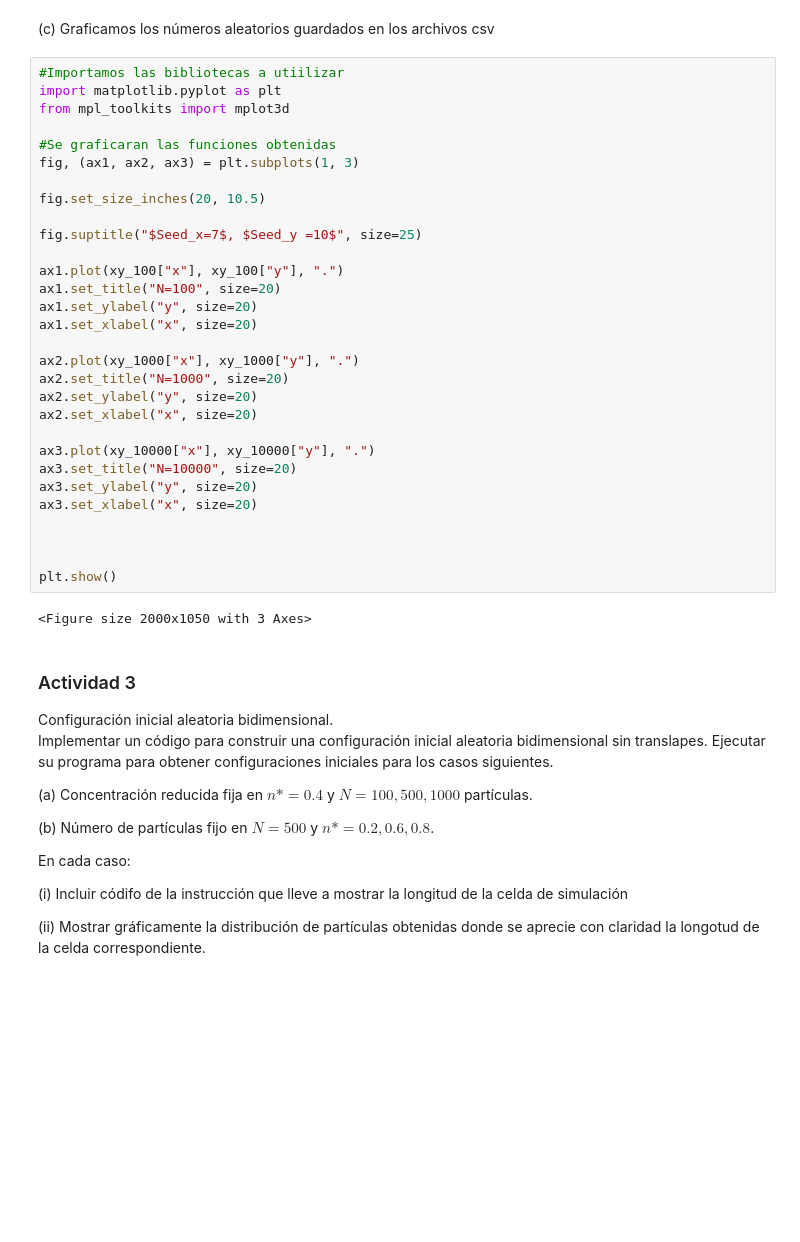
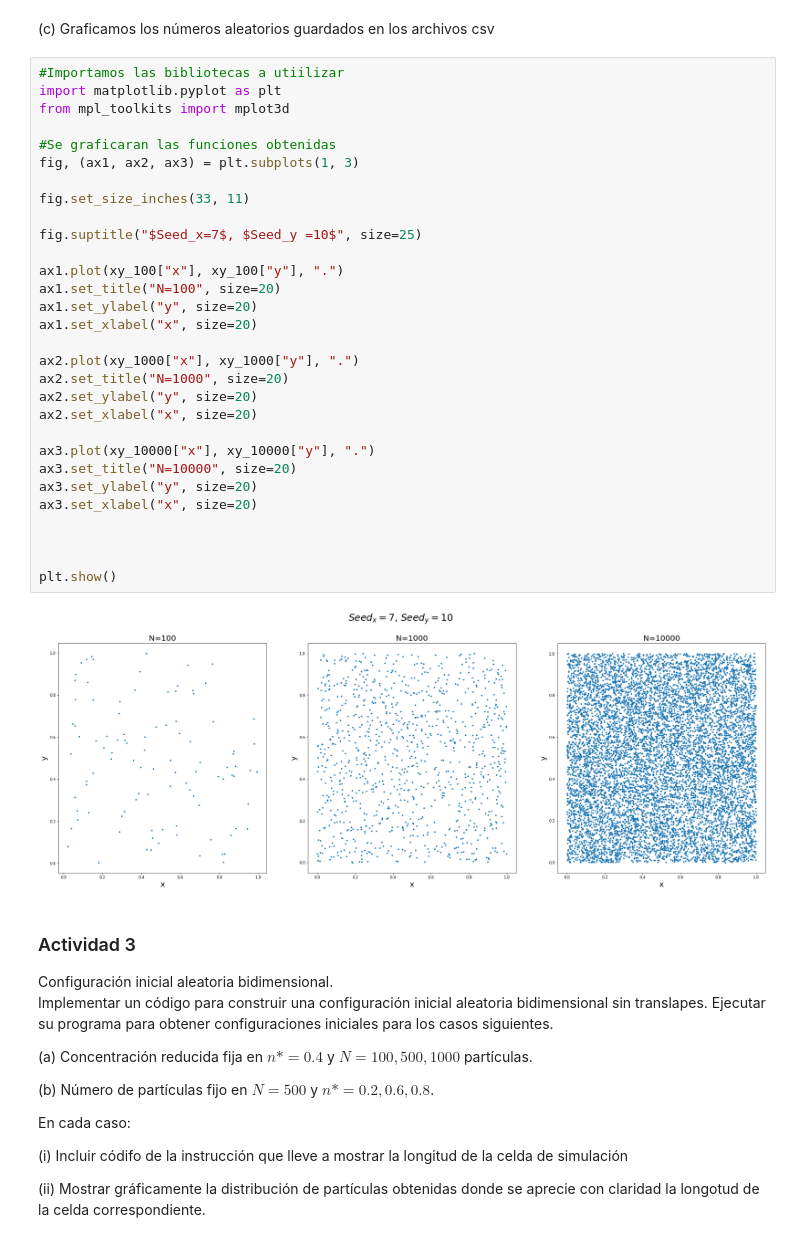
Before and after one commit to FidelNavarro/Desarrollo-Experimental-2, a Jupyter notebook: Tarea 2/Tarea2_FidelN.ipynb, the cells around one changed output. Cells and saved outputs as stored; diff of their text form; blank space fills up the shorter version.

```diff
--- a/Tarea 2/Tarea2_FidelN.ipynb
+++ b/Tarea 2/Tarea2_FidelN.ipynb
@@ -205,35 +205,35 @@ xy_10000.to_csv("xy_10000.csv",index=False)
 # %%
 #Importamos las bibliotecas a utiilizar
 import matplotlib.pyplot as plt
 from mpl_toolkits import mplot3d
 
 #Se graficaran las funciones obtenidas
 fig, (ax1, ax2, ax3) = plt.subplots(1, 3)
 
-fig.set_size_inches(20, 10.5)
+fig.set_size_inches(33, 11)
 
 fig.suptitle("$Seed_x=7$, $Seed_y =10$", size=25)
 
 ax1.plot(xy_100["x"], xy_100["y"], ".")
 ax1.set_title("N=100", size=20)
 ax1.set_ylabel("y", size=20)
 ax1.set_xlabel("x", size=20)
 
 ax2.plot(xy_1000["x"], xy_1000["y"], ".")
 ax2.set_title("N=1000", size=20)
 ax2.set_ylabel("y", size=20)
 ax2.set_xlabel("x", size=20)
 
 ax3.plot(xy_10000["x"], xy_10000["y"], ".")
 ax3.set_title("N=10000", size=20)
 ax3.set_ylabel("y", size=20)
 ax3.set_xlabel("x", size=20)
 
 
 
 plt.show()
 # %% [output]
-<Figure size 2000x1050 with 3 Axes>
+[figure, added]
 # %% [markdown]
 <h3>Actividad 3</h3>
 Configuración inicial aleatoria bidimensional.
```
Also changed, not shown: parts of 1 cell of this notebook.
